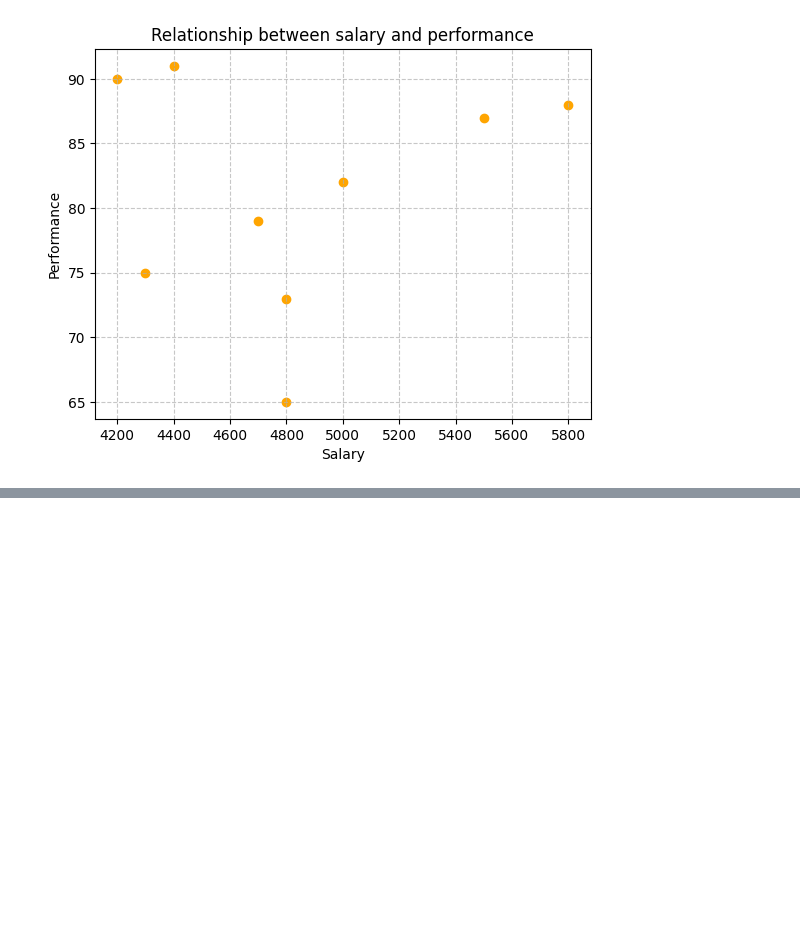
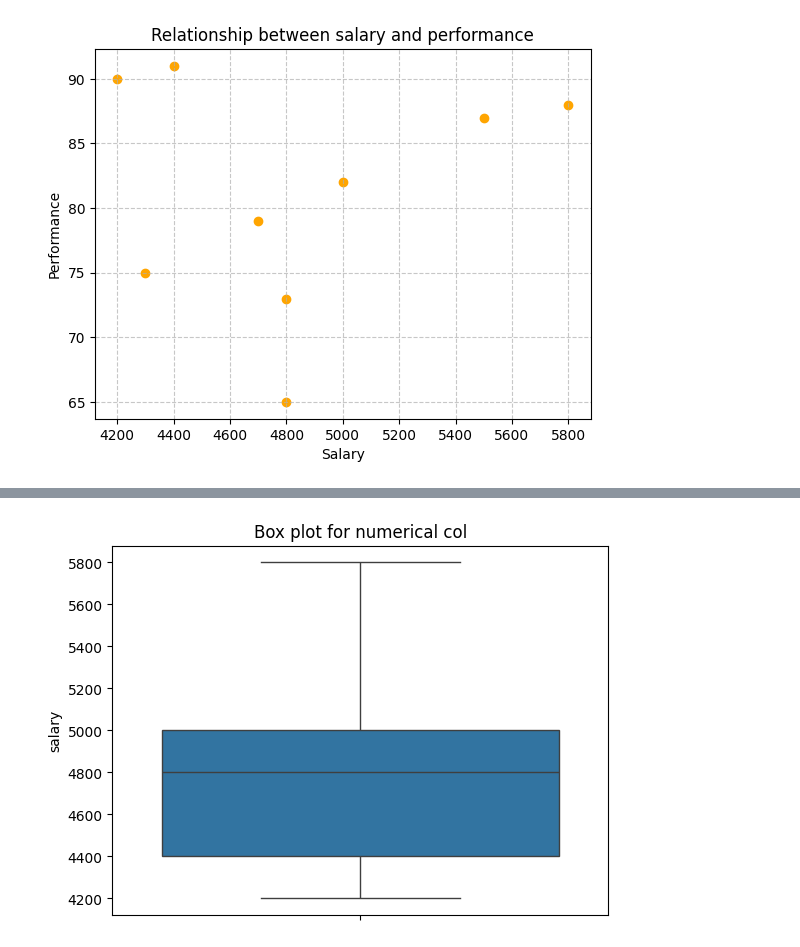
Before and after one commit to OIC-Hub/data-science-class-3, a Jupyter notebook: employee_dataset.ipynb, the cells around one changed output, grey strips where cells are left out. Drawn from its saved outputs; the diff is of its cells as text; code cells hidden in the pictures; blank space fills up the shorter version.

```diff
--- a/employee_dataset.ipynb
+++ b/employee_dataset.ipynb
@@ -920,0 +948,6 @@ plt.show()
+# %%
+sns.boxplot(data=merge_df[['salary']])
+plt.title('Box plot for numerical col')
+plt.show()
+# %% [output]
+[figure, added]
```
Also changed, not shown: parts of 6 cells of this notebook, 3 other files.
